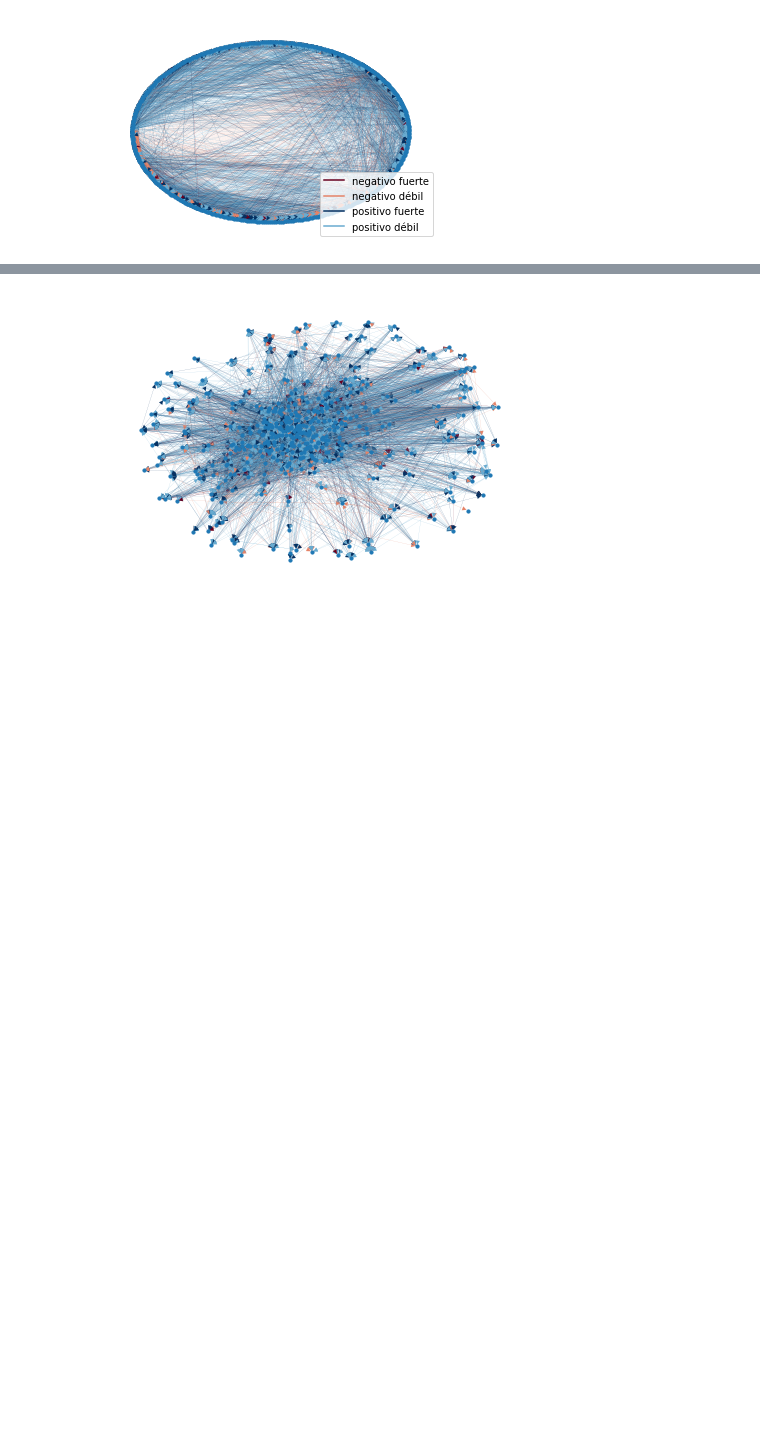
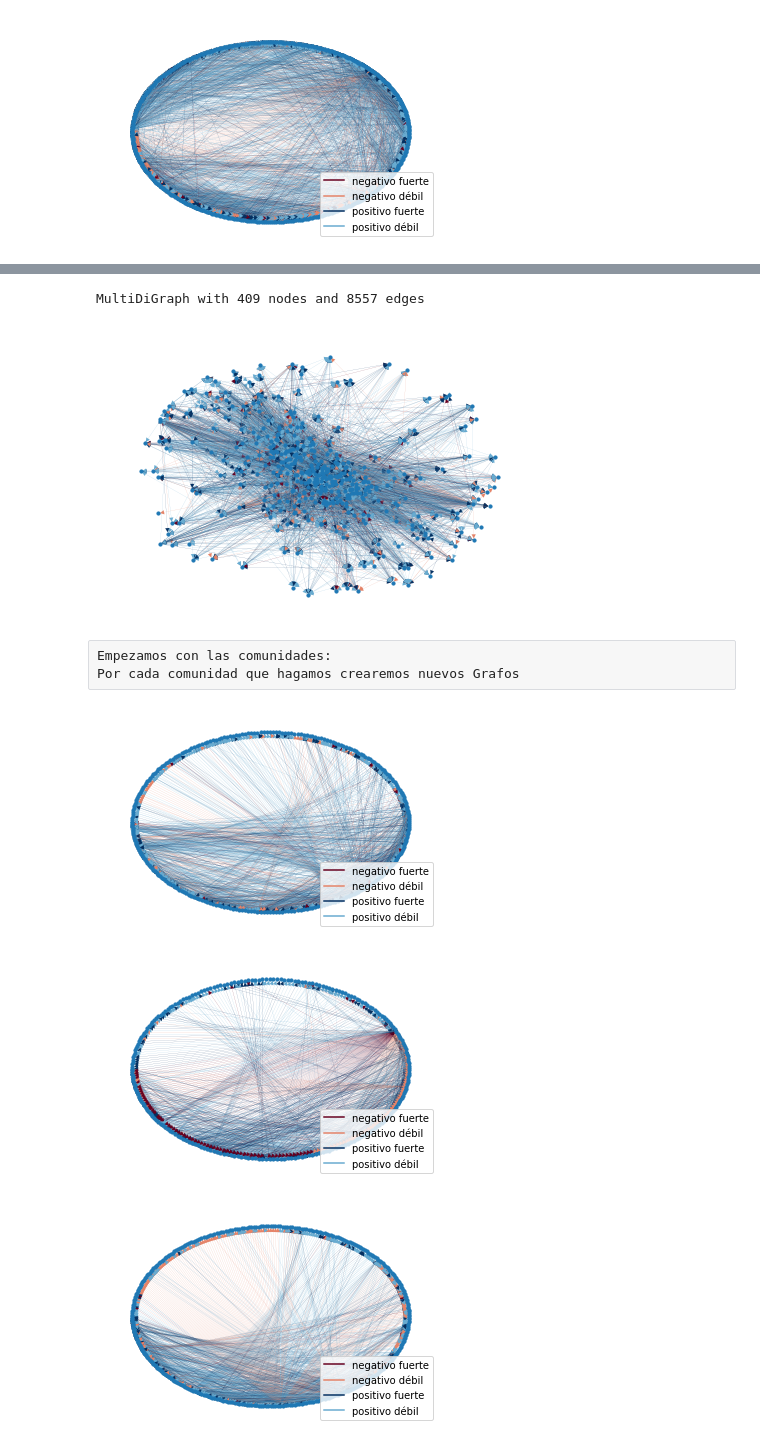
Before and after one commit to alejandro-gitt/clustpy, a Jupyter notebook: test_notebook.ipynb, the cells around one changed output, grey strips where cells are left out. Cells and saved outputs as stored; diff of their text form; code cells hidden in the pictures; blank space fills up the shorter version.

Commit message:
comunidades impresas

```diff
--- a/test_notebook.ipynb
+++ b/test_notebook.ipynb
@@ -61,5 +60,52 @@ plt.show()
 # %%
 nx.draw_spring(MDG,node_size=10,width = 0.1,edge_color=df_edges['weight'],edge_cmap=plt.cm.RdBu)
+print(MDG)
 plt.show()
 # %% [output]
+MultiDiGraph with 409 nodes and 8557 edges
-[figure, old version]
+[figure, new version]
+# %% [raw]
+Empezamos con las comunidades:
+Por cada comunidad que hagamos crearemos nuevos Grafos
+# %%
+c = list(community.modularity_max.greedy_modularity_communities(MDG))
+
+
+for k in c:
+    mdg_iter = nx.MultiDiGraph()
+    mdg_iter.add_nodes_from(k)
+    tuples_from_to = []
+    for i in k:
+        # Encontramos filas de la lista de pesos que tenga de 'from' el nodo 'i' de esta comunidad
+        rows_found = df_edges.loc[df_edges['from'] == i]
+        list_from = rows_found['from'].tolist()
+        list_to = rows_found['to'].tolist()
+        list_weight = rows_found['weight'].tolist()
+
+        for j in range(len(rows_found)):
+            tuples_from_to.append((list_from[j], list_to[j], list_weight[j]))
+
+    mdg_iter.add_weighted_edges_from(tuples_from_to)
+
+    resulting_weights = list(map(lambda x: x[2], tuples_from_to))
+
+    #Creamos leyenda en función de las relaciones en
+    cNorm = colors.Normalize(vmin = min(resulting_weights), vmax = max(resulting_weights))
+    scalarMap = cmx.ScalarMappable(norm = cNorm, cmap = plt.cm.RdBu)
+    ColorLegend = {'negativo fuerte': -2,
+               'negativo débil': -1,
+               'positivo fuerte': 2,
+               'positivo débil': 1}
+
+    f = plt.figure(1)
+    ax = f.add_subplot(1,1,1)
+    for label in ColorLegend:
+        ax.plot([0],[0],color=scalarMap.to_rgba(ColorLegend[label]),label=label)
+
+    plt.legend(loc = 'lower right')
+    nx.draw_shell(mdg_iter,node_size=10,width = 0.1,vmin = min(resulting_weights), vmax = max(resulting_weights), edge_color = resulting_weights ,edge_cmap=plt.cm.RdBu,ax=ax)
+    plt.show()
+# %% [output]
+[figure, added]
+[figure, added]
+[figure, added]
```
Also changed, not shown: parts of 5 cells of this notebook.
